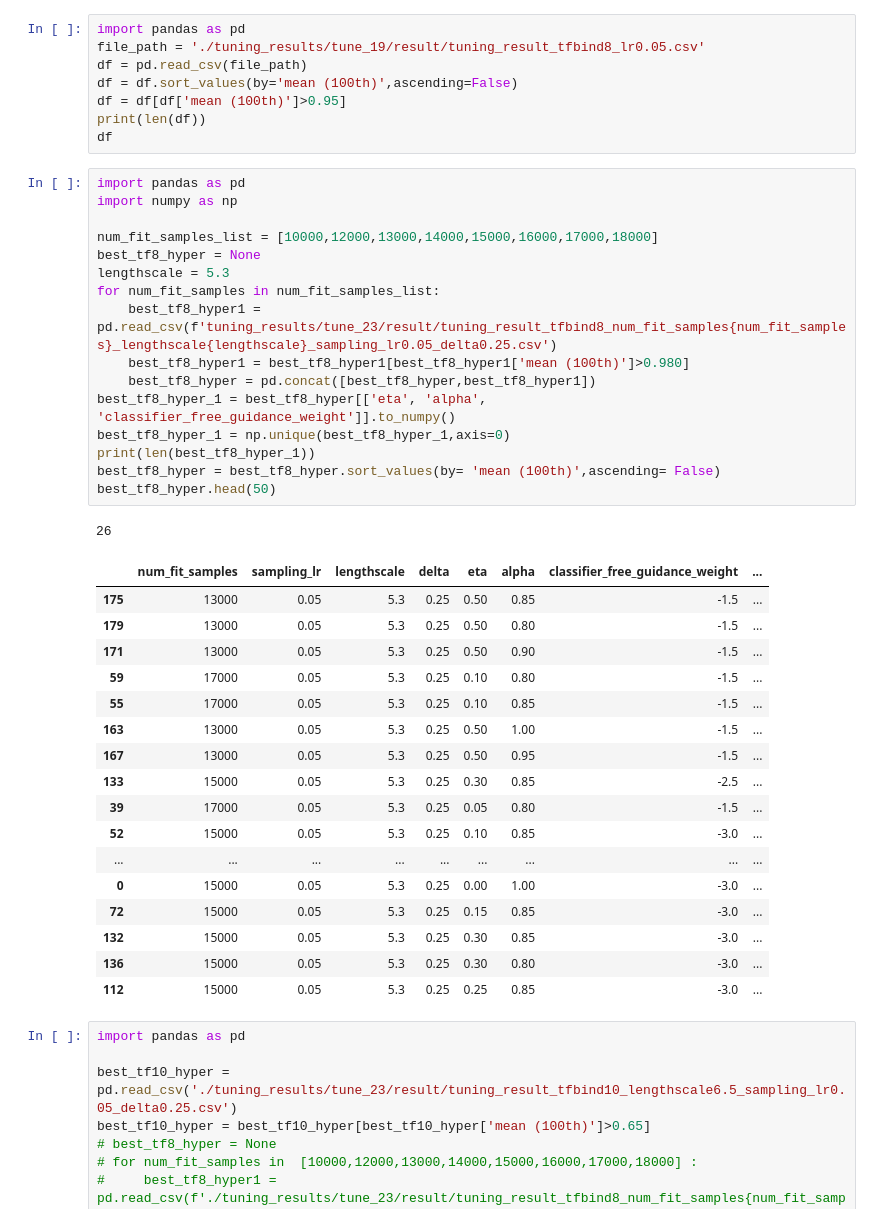
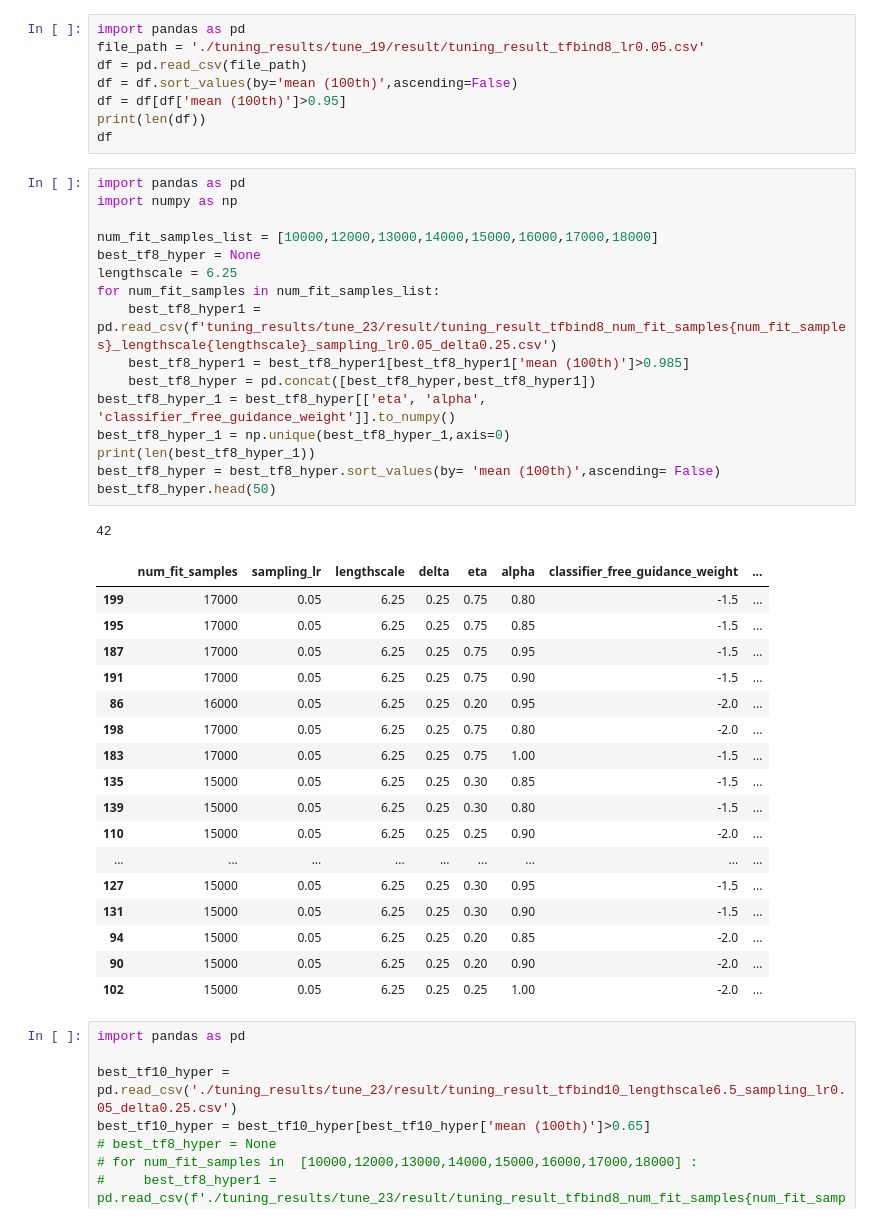
Before and after one commit to HungTT912/L2HD-setting-2, a Jupyter notebook: test.ipynb, the cells around one changed output. Cells and saved outputs as stored; diff of their text form.

```diff
--- a/test.ipynb
+++ b/test.ipynb
@@ -9,38 +9,38 @@ df
 # %%
 import pandas as pd
 import numpy as np
 
 num_fit_samples_list = [10000,12000,13000,14000,15000,16000,17000,18000]
 best_tf8_hyper = None
-lengthscale = 5.3
+lengthscale = 6.25
 for num_fit_samples in num_fit_samples_list:
     best_tf8_hyper1 =  pd.read_csv(f'tuning_results/tune_23/result/tuning_result_tfbind8_num_fit_samples{num_fit_samples}_lengthscale{lengthscale}_sampling_lr0.05_delta0.25.csv')
-    best_tf8_hyper1 = best_tf8_hyper1[best_tf8_hyper1['mean (100th)']>0.980]
+    best_tf8_hyper1 = best_tf8_hyper1[best_tf8_hyper1['mean (100th)']>0.985]
     best_tf8_hyper = pd.concat([best_tf8_hyper,best_tf8_hyper1])
 best_tf8_hyper_1 = best_tf8_hyper[['eta', 'alpha', 'classifier_free_guidance_weight']].to_numpy()
 best_tf8_hyper_1 = np.unique(best_tf8_hyper_1,axis=0)
 print(len(best_tf8_hyper_1))
 best_tf8_hyper = best_tf8_hyper.sort_values(by= 'mean (100th)',ascending= False)
 best_tf8_hyper.head(50)
 # %% [output]
-26
+42
 |  | num_fit_samples | sampling_lr | lengthscale | delta | eta | alpha | classifier_free_guidance_weight | ... |
-| 175 | 13000 | 0.05 | 5.3 | 0.25 | 0.50 | 0.85 | -1.5 | ... |
-| 179 | 13000 | 0.05 | 5.3 | 0.25 | 0.50 | 0.80 | -1.5 | ... |
-| 171 | 13000 | 0.05 | 5.3 | 0.25 | 0.50 | 0.90 | -1.5 | ... |
-| 59 | 17000 | 0.05 | 5.3 | 0.25 | 0.10 | 0.80 | -1.5 | ... |
-| 55 | 17000 | 0.05 | 5.3 | 0.25 | 0.10 | 0.85 | -1.5 | ... |
-| 163 | 13000 | 0.05 | 5.3 | 0.25 | 0.50 | 1.00 | -1.5 | ... |
-| 167 | 13000 | 0.05 | 5.3 | 0.25 | 0.50 | 0.95 | -1.5 | ... |
-| 133 | 15000 | 0.05 | 5.3 | 0.25 | 0.30 | 0.85 | -2.5 | ... |
-| 39 | 17000 | 0.05 | 5.3 | 0.25 | 0.05 | 0.80 | -1.5 | ... |
-| 52 | 15000 | 0.05 | 5.3 | 0.25 | 0.10 | 0.85 | -3.0 | ... |
+| 199 | 17000 | 0.05 | 6.25 | 0.25 | 0.75 | 0.80 | -1.5 | ... |
+| 195 | 17000 | 0.05 | 6.25 | 0.25 | 0.75 | 0.85 | -1.5 | ... |
+| 187 | 17000 | 0.05 | 6.25 | 0.25 | 0.75 | 0.95 | -1.5 | ... |
+| 191 | 17000 | 0.05 | 6.25 | 0.25 | 0.75 | 0.90 | -1.5 | ... |
+| 86 | 16000 | 0.05 | 6.25 | 0.25 | 0.20 | 0.95 | -2.0 | ... |
+| 198 | 17000 | 0.05 | 6.25 | 0.25 | 0.75 | 0.80 | -2.0 | ... |
+| 183 | 17000 | 0.05 | 6.25 | 0.25 | 0.75 | 1.00 | -1.5 | ... |
+| 135 | 15000 | 0.05 | 6.25 | 0.25 | 0.30 | 0.85 | -1.5 | ... |
+| 139 | 15000 | 0.05 | 6.25 | 0.25 | 0.30 | 0.80 | -1.5 | ... |
+| 110 | 15000 | 0.05 | 6.25 | 0.25 | 0.25 | 0.90 | -2.0 | ... |
 | ... | ... | ... | ... | ... | ... | ... | ... | ... |
-| 0 | 15000 | 0.05 | 5.3 | 0.25 | 0.00 | 1.00 | -3.0 | ... |
-| 72 | 15000 | 0.05 | 5.3 | 0.25 | 0.15 | 0.85 | -3.0 | ... |
-| 132 | 15000 | 0.05 | 5.3 | 0.25 | 0.30 | 0.85 | -3.0 | ... |
-| 136 | 15000 | 0.05 | 5.3 | 0.25 | 0.30 | 0.80 | -3.0 | ... |
-| 112 | 15000 | 0.05 | 5.3 | 0.25 | 0.25 | 0.85 | -3.0 | ... |
+| 127 | 15000 | 0.05 | 6.25 | 0.25 | 0.30 | 0.95 | -1.5 | ... |
+| 131 | 15000 | 0.05 | 6.25 | 0.25 | 0.30 | 0.90 | -1.5 | ... |
+| 94 | 15000 | 0.05 | 6.25 | 0.25 | 0.20 | 0.85 | -2.0 | ... |
+| 90 | 15000 | 0.05 | 6.25 | 0.25 | 0.20 | 0.90 | -2.0 | ... |
+| 102 | 15000 | 0.05 | 6.25 | 0.25 | 0.25 | 1.00 | -2.0 | ... |
 # %%
 import pandas as pd
 
```
Also changed, not shown: parts of 1 cell of this notebook, 4 other files.
